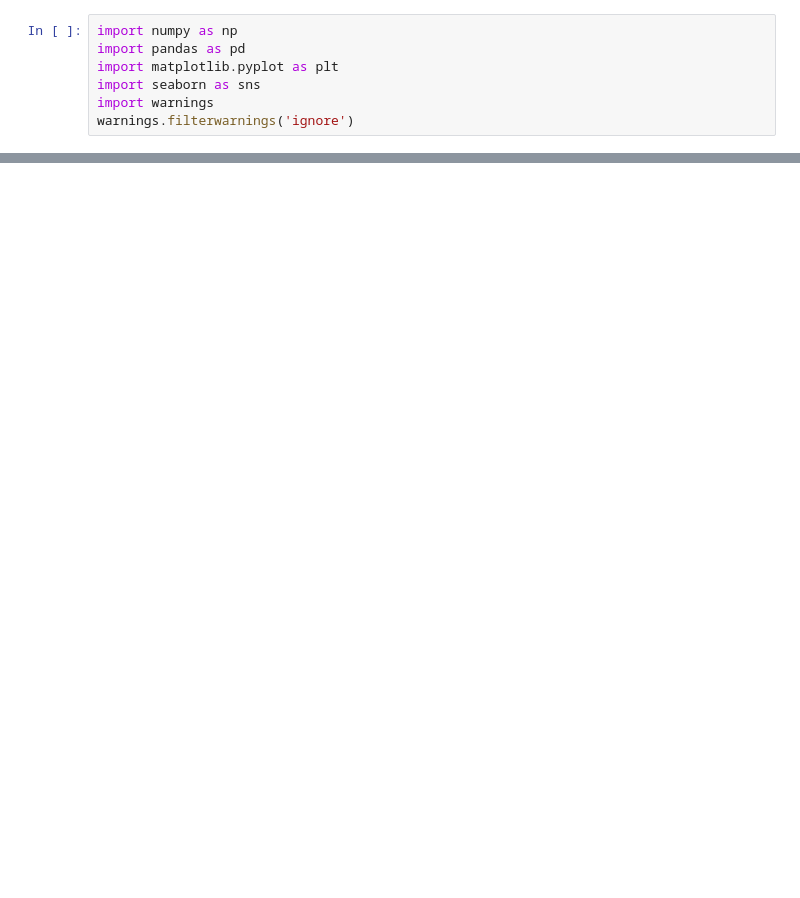
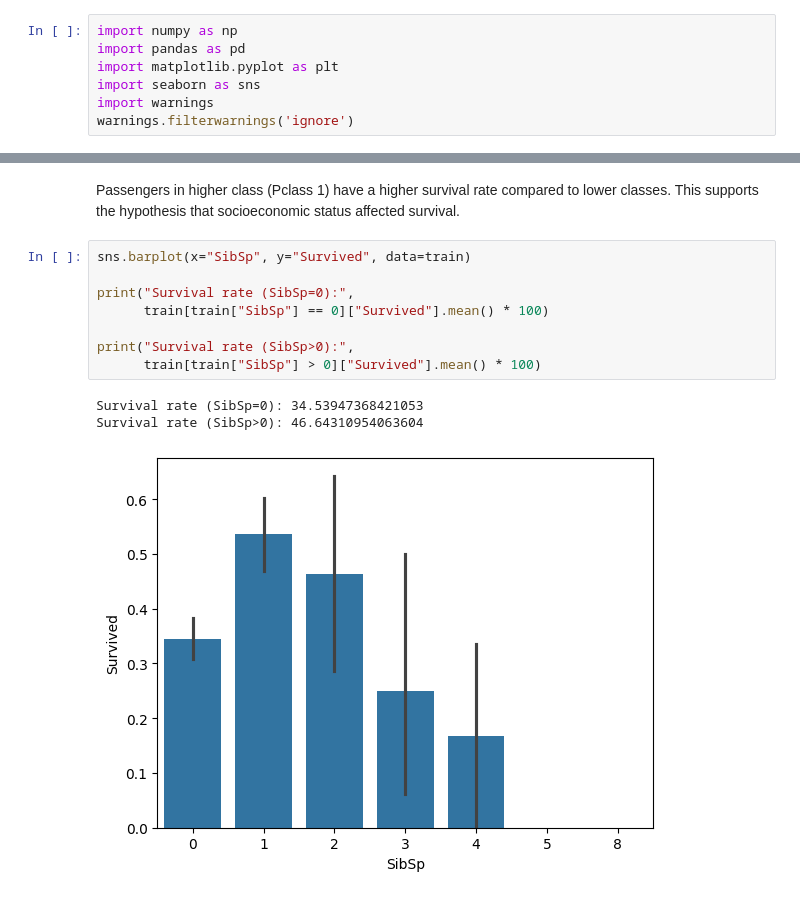
Before and after one commit to veddra1705-hue/Workshop_2, a Jupyter notebook: chapter_appendix-tools-for-deep-learning/jupyter.ipynb, the cells around one changed output, grey strips where cells are left out. Cells and saved outputs as stored; diff of their text form; blank space fills up the shorter version.

```diff
--- a/chapter_appendix-tools-for-deep-learning/jupyter.ipynb
+++ b/chapter_appendix-tools-for-deep-learning/jupyter.ipynb
@@ -17,0 +67,14 @@ FileNotFoundError: [Errno 2] No such file or directory: 'train.csv'
+# %% [markdown]
+Passengers in higher class (Pclass 1) have a higher survival rate compared to lower classes. This supports the hypothesis that socioeconomic status affected survival.
+# %%
+sns.barplot(x="SibSp", y="Survived", data=train)
+
+print("Survival rate (SibSp=0):",
+      train[train["SibSp"] == 0]["Survived"].mean() * 100)
+
+print("Survival rate (SibSp>0):",
+      train[train["SibSp"] > 0]["Survived"].mean() * 100)
+# %% [output]
+Survival rate (SibSp=0): 34.53947368421053
+Survival rate (SibSp>0): 46.64310954063604
+[figure, added]
```
Also changed, not shown: parts of 11 cells of this notebook.
